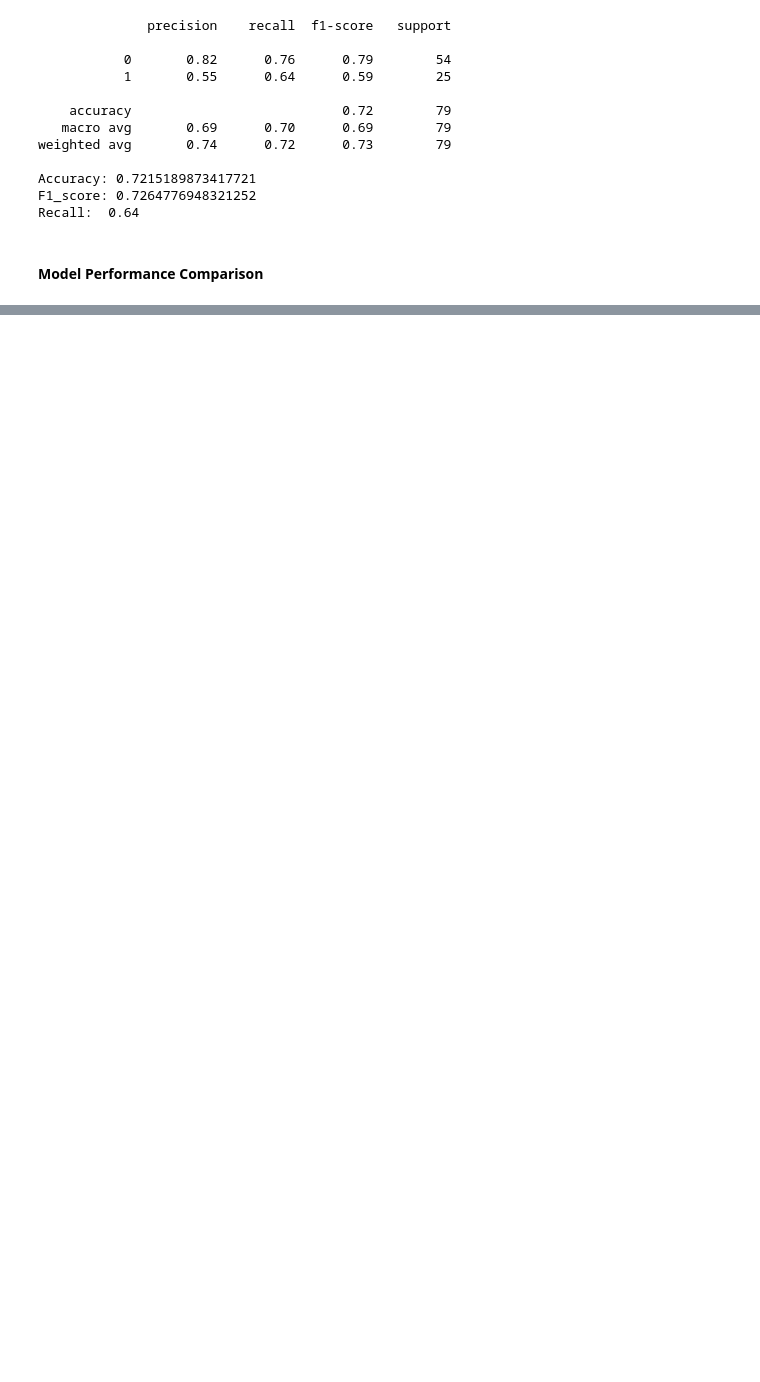
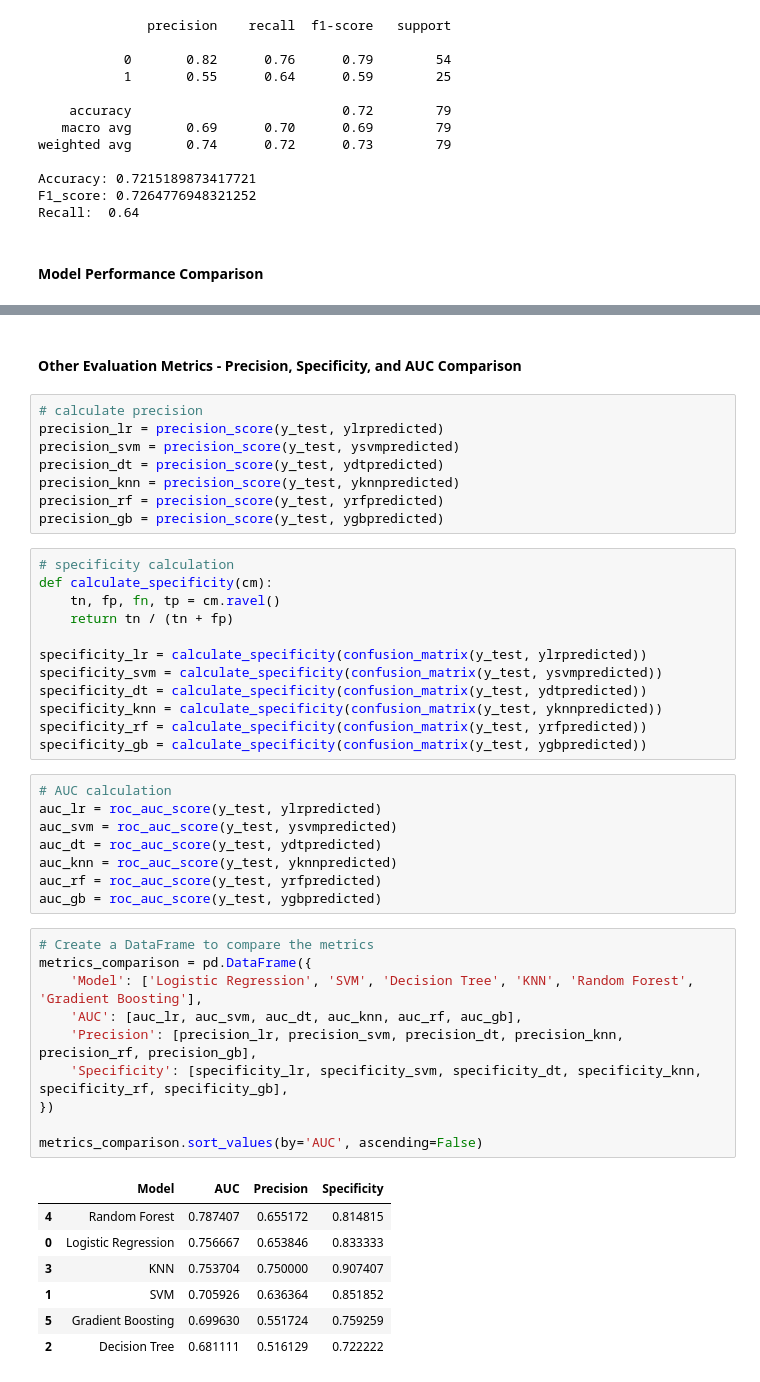
Before and after one commit to leonardsangoroh/AIFoundations, a Jupyter notebook: DiabetesClassificationExercise/diabetic-or-not.ipynb, the cells around one changed output, grey strips where cells are left out. Cells and saved outputs as stored; diff of their text form; blank space fills up the shorter version.

Commit message:
add evaluation metrics

```diff
--- a/DiabetesClassificationExercise/diabetic-or-not.ipynb
+++ b/DiabetesClassificationExercise/diabetic-or-not.ipynb
@@ -617,0 +626,48 @@ plt.show()
+# %% [markdown]
+#### Other Evaluation Metrics - Precision, Specificity, and AUC Comparison
+# %%
+# calculate precision
+precision_lr = precision_score(y_test, ylrpredicted)
+precision_svm = precision_score(y_test, ysvmpredicted)
+precision_dt = precision_score(y_test, ydtpredicted)
+precision_knn = precision_score(y_test, yknnpredicted)
+precision_rf = precision_score(y_test, yrfpredicted)
+precision_gb = precision_score(y_test, ygbpredicted)
+# %%
+# specificity calculation
+def calculate_specificity(cm):
+    tn, fp, fn, tp = cm.ravel()
+    return tn / (tn + fp)
+
+specificity_lr = calculate_specificity(confusion_matrix(y_test, ylrpredicted))
+specificity_svm = calculate_specificity(confusion_matrix(y_test, ysvmpredicted))
+specificity_dt = calculate_specificity(confusion_matrix(y_test, ydtpredicted))
+specificity_knn = calculate_specificity(confusion_matrix(y_test, yknnpredicted))
+specificity_rf = calculate_specificity(confusion_matrix(y_test, yrfpredicted))
+specificity_gb = calculate_specificity(confusion_matrix(y_test, ygbpredicted))
+# %%
+# AUC calculation
+auc_lr = roc_auc_score(y_test, ylrpredicted)
+auc_svm = roc_auc_score(y_test, ysvmpredicted)
+auc_dt = roc_auc_score(y_test, ydtpredicted)
+auc_knn = roc_auc_score(y_test, yknnpredicted)
+auc_rf = roc_auc_score(y_test, yrfpredicted)
+auc_gb = roc_auc_score(y_test, ygbpredicted)
+# %%
+# Create a DataFrame to compare the metrics
+metrics_comparison = pd.DataFrame({
+    'Model': ['Logistic Regression', 'SVM', 'Decision Tree', 'KNN', 'Random Forest', 'Gradient Boosting'],
+    'AUC': [auc_lr, auc_svm, auc_dt, auc_knn, auc_rf, auc_gb],
+    'Precision': [precision_lr, precision_svm, precision_dt, precision_knn, precision_rf, precision_gb],
+    'Specificity': [specificity_lr, specificity_svm, specificity_dt, specificity_knn, specificity_rf, specificity_gb],
+})
+
+metrics_comparison.sort_values(by='AUC', ascending=False)
+# %% [output]
+|  | Model | AUC | Precision | Specificity |
+| 4 | Random Forest | 0.787407 | 0.655172 | 0.814815 |
+| 0 | Logistic Regression | 0.756667 | 0.653846 | 0.833333 |
+| 3 | KNN | 0.753704 | 0.750000 | 0.907407 |
+| 1 | SVM | 0.705926 | 0.636364 | 0.851852 |
+| 5 | Gradient Boosting | 0.699630 | 0.551724 | 0.759259 |
+| 2 | Decision Tree | 0.681111 | 0.516129 | 0.722222 |
```
Also changed, not shown: parts of 15 cells of this notebook.
